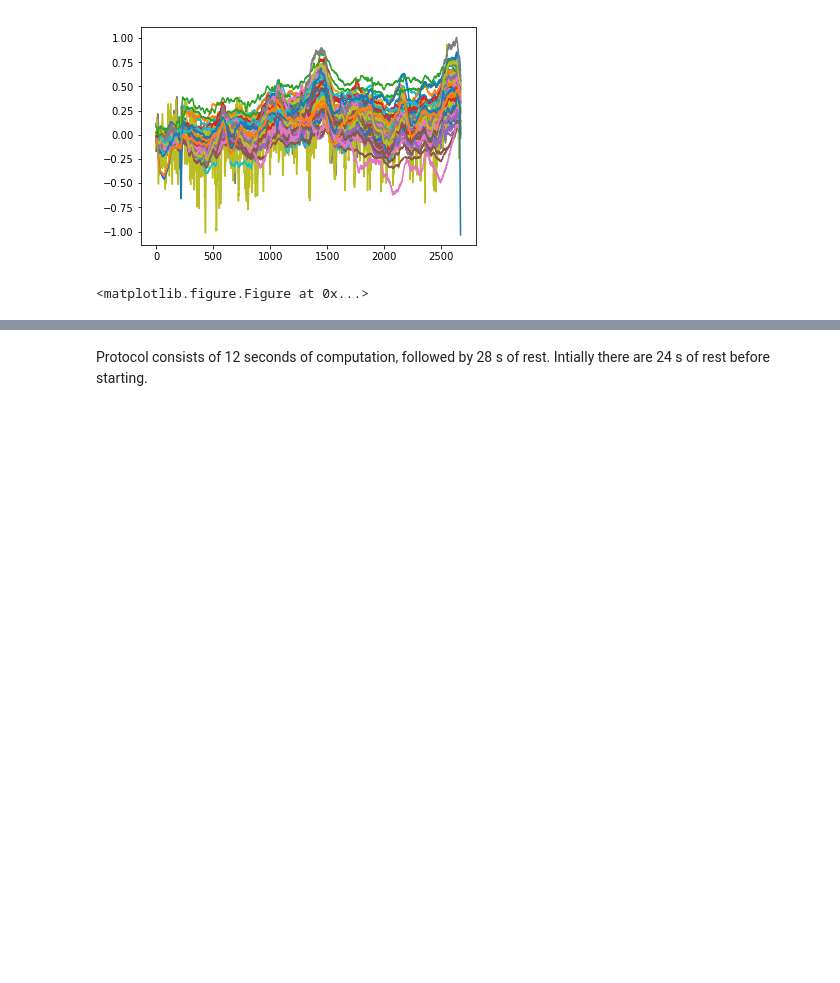
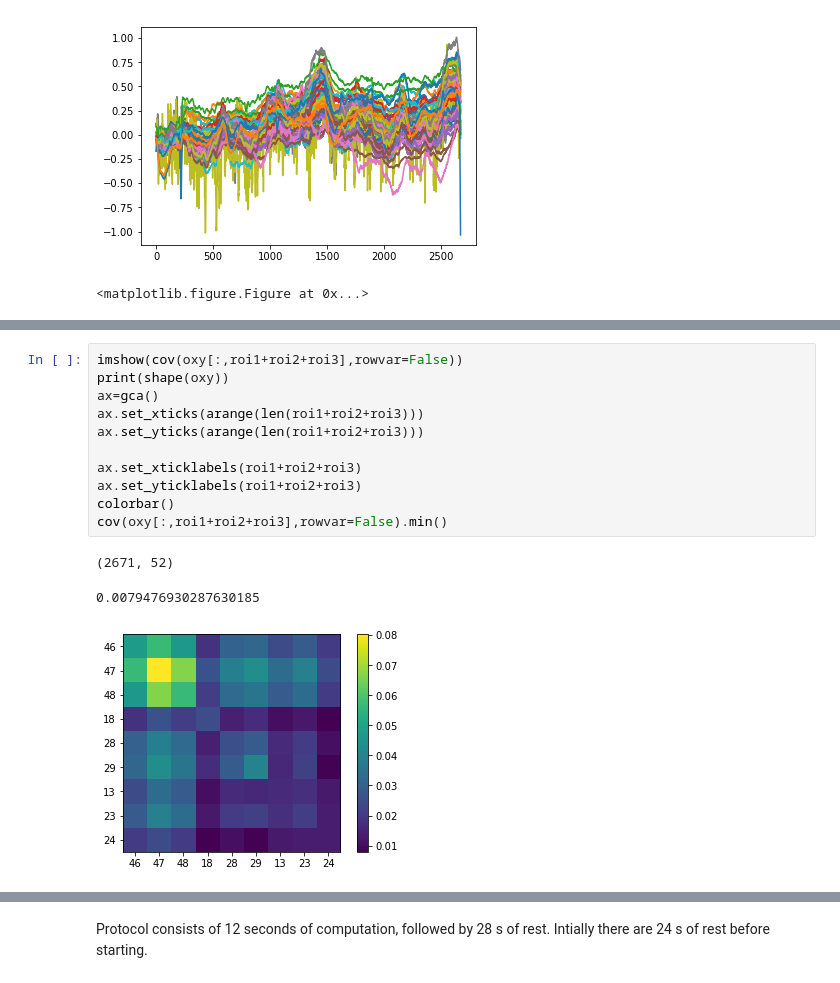
Before and after one commit to g-torr/data-driven, a Jupyter notebook: oxy.ipynb, the cells around one changed output, grey strips where cells are left out. Drawn from its saved outputs; the diff is of its cells as text; blank space fills up the shorter version.

```diff
--- a/oxy.ipynb
+++ b/oxy.ipynb
@@ -25,0 +55,15 @@ print(shape(oxy))
+# %%
+imshow(cov(oxy[:,roi1+roi2+roi3],rowvar=False))
+print(shape(oxy))
+ax=gca()
+ax.set_xticks(arange(len(roi1+roi2+roi3)))
+ax.set_yticks(arange(len(roi1+roi2+roi3)))
+
+ax.set_xticklabels(roi1+roi2+roi3)
+ax.set_yticklabels(roi1+roi2+roi3)
+colorbar()
+cov(oxy[:,roi1+roi2+roi3],rowvar=False).min()
+# %% [output]
+(2671, 52)
+0.0079476930287630185
+[figure, added]
```
Also changed, not shown: parts of 5 cells of this notebook, 5 other files.
